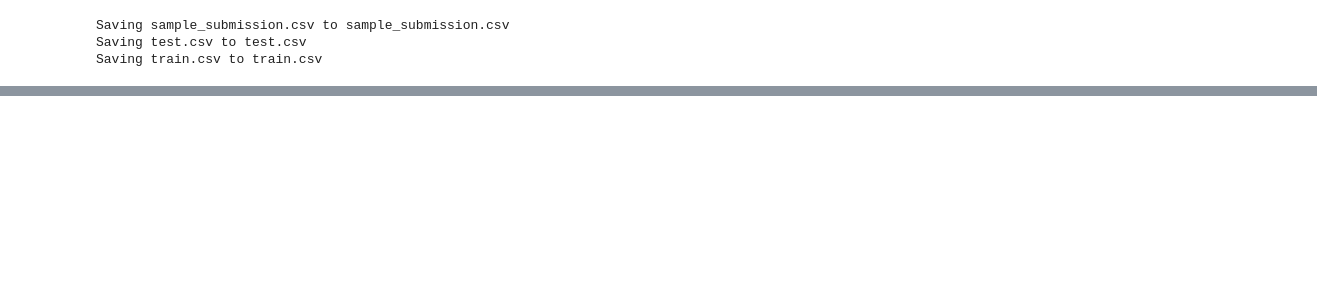
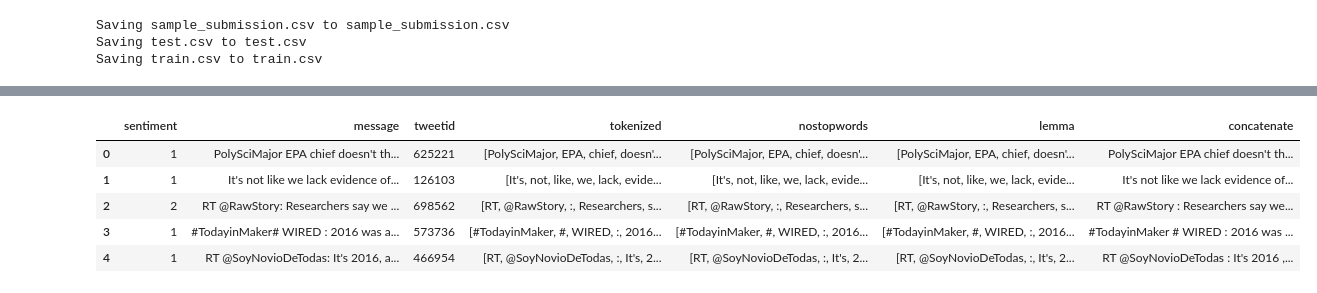
Before and after one commit to BobbyKassner/climate-change-edsa2020-21, a Jupyter notebook: climate_change_edsa2020_21.ipynb, the cells around one changed output, grey strips where cells are left out. Cells and saved outputs as stored; diff of their text form; code cells hidden in the pictures; blank space fills up the shorter version.

Commit message:
Added Tweet Preprocessing and Cleaning

```diff
--- a/climate_change_edsa2020_21.ipynb
+++ b/climate_change_edsa2020_21.ipynb
@@ -58,0 +191,10 @@ train_data = pd.read_csv('train.csv')
+# %%
+#Lemmatize tweet data
+lemma_list = []
+for index, value in clean_data['nostopwords'].items():
+  lemmatizer = WordNetLemmatizer()
+
+
+  lemma_tokens = [lemmatizer.lemmatize(w) for w in value]
+
+  lemma_list.append(lemma_tokens)
@@ -58,0 +204,3 @@ train_data = pd.read_csv('train.csv')
+# %%
+# Skipped the lemmatization step becuase it made the model worse
+clean_data['lemma'] = clean_data['nostopwords']
@@ -58,0 +216,21 @@ train_data = pd.read_csv('train.csv')
+# %%
+#Concatinate tokenised sentence before vectorization
+concat_list = []
+for index, value in clean_data['nostopwords'].items():
+
+  concat = " ".join(value)
+
+
+  concat_list.append(concat)
+# %%
+#Add column to clean_data with concatinated sentence
+clean_data['concatenate'] = np.array(concat_list)
+# %%
+clean_data.head()
+# %% [output]
+|  | sentiment | message | tweetid | tokenized | nostopwords | lemma | concatenate |
+| 0 | 1 | PolySciMajor EPA chief doesn't th... | 625221 | [PolySciMajor, EPA, chief, doesn'... | [PolySciMajor, EPA, chief, doesn'... | [PolySciMajor, EPA, chief, doesn'... | PolySciMajor EPA chief doesn't th... |
+| 1 | 1 | It's not like we lack evidence of... | 126103 | [It's, not, like, we, lack, evide... | [It's, not, like, we, lack, evide... | [It's, not, like, we, lack, evide... | It's not like we lack evidence of... |
+| 2 | 2 | RT @RawStory: Researchers say we ... | 698562 | [RT, @RawStory, :, Researchers, s... | [RT, @RawStory, :, Researchers, s... | [RT, @RawStory, :, Researchers, s... | RT @RawStory : Researchers say we... |
+| 3 | 1 | #TodayinMaker# WIRED : 2016 was a... | 573736 | [#TodayinMaker, #, WIRED, :, 2016... | [#TodayinMaker, #, WIRED, :, 2016... | [#TodayinMaker, #, WIRED, :, 2016... | #TodayinMaker # WIRED : 2016 was ... |
+| 4 | 1 | RT @SoyNovioDeTodas: It's 2016, a... | 466954 | [RT, @SoyNovioDeTodas, :, It's, 2... | [RT, @SoyNovioDeTodas, :, It's, 2... | [RT, @SoyNovioDeTodas, :, It's, 2... | RT @SoyNovioDeTodas : It's 2016 ,... |
```
Also changed, not shown: parts of 28 cells of this notebook.
